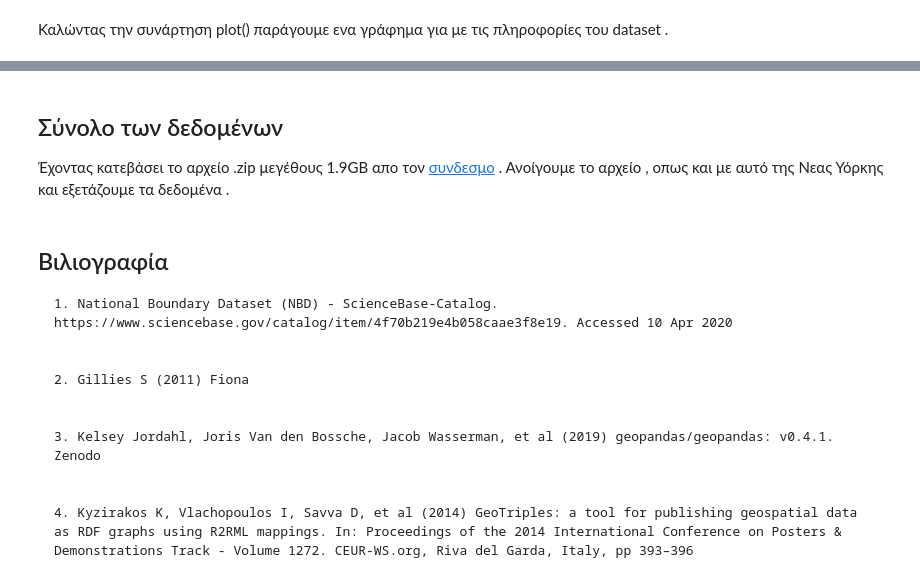
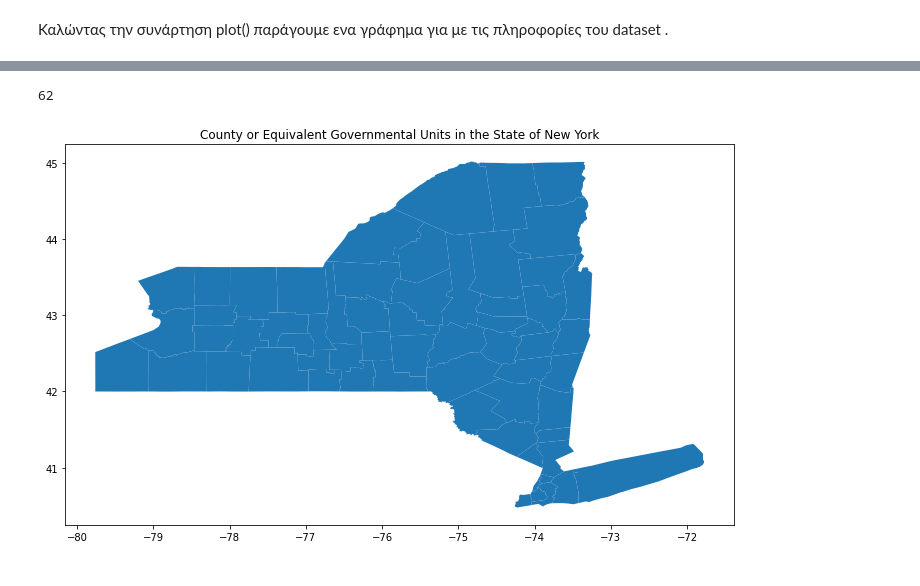
Before and after one commit to giatrakosg/nbd-exploration, a Jupyter notebook: explore.ipynb, the cells around one changed output, grey strips where cells are left out. Cells and saved outputs as stored; diff of their text form; code cells hidden in the pictures.

```diff
--- a/explore.ipynb
+++ b/explore.ipynb
@@ -72,6 +112,8 @@ countyDf.head(n=7)
 # %%
-countyDf.loc[countyDf['State_Name'] == 'New York'].plot(column='County_Name',figsize=(12, 20))
+nycounties = countyDf.loc[countyDf['State_Name'] == 'New York']
+countyDf.loc[countyDf['State_Name'] == 'New York'].plot(figsize=(12, 20))
 plt.title('County or Equivalent Governmental Units in the State of New York')
+print(nycounties.shape[0])
+# %% [output]
+62
+[figure, added]
-# %% [markdown]
-## Σύνολο των δεδομένων
-Έχοντας κατεβάσει το αρχείο .zip μεγέθους 1.9GB απο τον [συνδεσμο](https://prd-tnm.s3.amazonaws.com/StagedProducts/GovtUnit/GDB/GovernmentUnits_National_GDB.zip) . Ανοίγουμε το αρχείο , οπως και με αυτό της Νεας Υόρκης και εξετάζουμε τα δεδομένα .
@@ -97,15 +119,0 @@ shapesdf.head(n=14)
-# %% [markdown]
-## Βιλιογραφία
-
-
-
-    1. National Boundary Dataset (NBD) - ScienceBase-Catalog. https://www.sciencebase.gov/catalog/item/4f70b219e4b058caae3f8e19. Accessed 10 Apr 2020
-
-
-    2. Gillies S (2011) Fiona
-
-
-    3. Kelsey Jordahl, Joris Van den Bossche, Jacob Wasserman, et al (2019) geopandas/geopandas: v0.4.1. Zenodo
-
-
-    4. Kyzirakos K, Vlachopoulos I, Savva D, et al (2014) GeoTriples: a tool for publishing geospatial data as RDF graphs using R2RML mappings. In: Proceedings of the 2014 International Conference on Posters & Demonstrations Track - Volume 1272. CEUR-WS.org, Riva del Garda, Italy, pp 393–396
```
Also changed, not shown: parts of 27 cells of this notebook.
